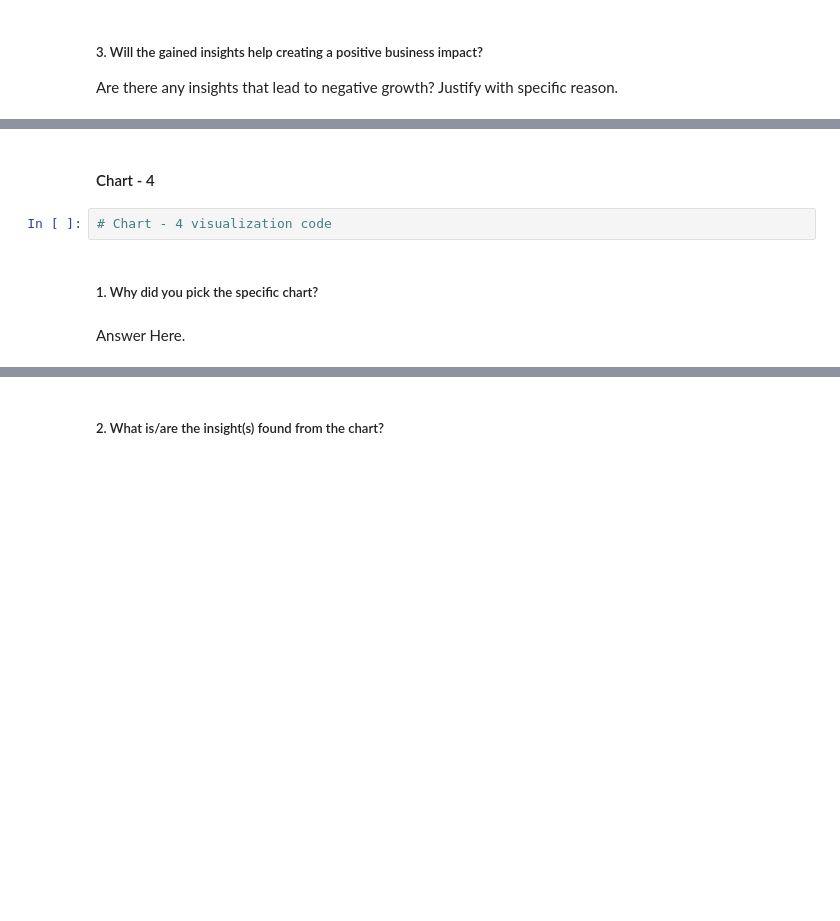
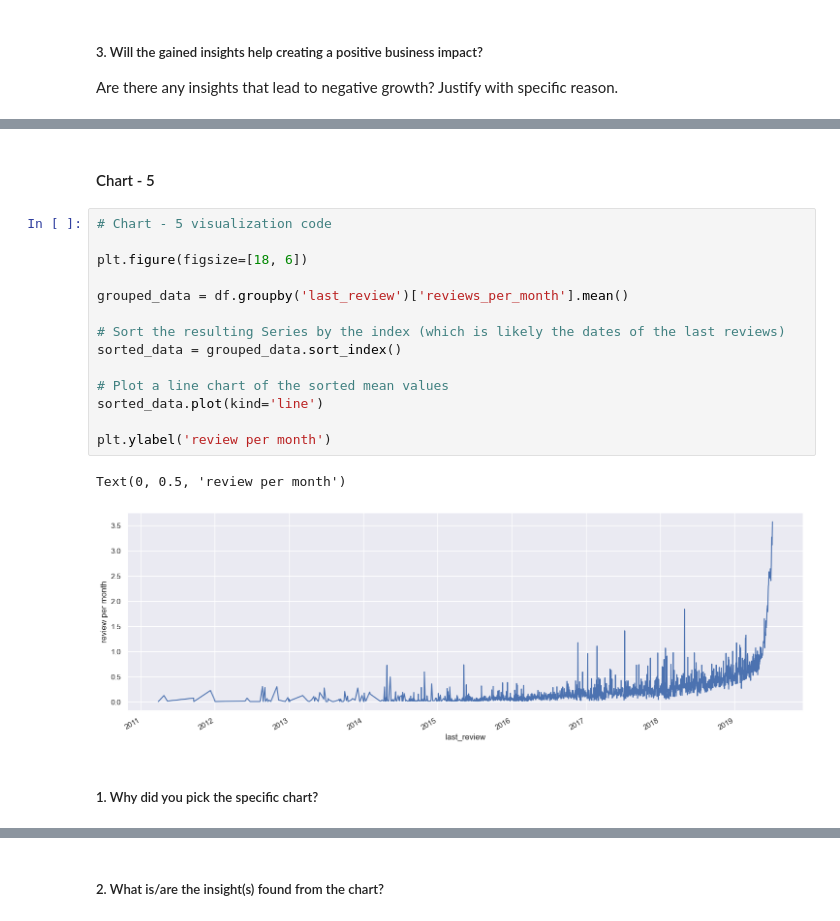
Before and after one commit to saifghostrider454/Airbnb-EDA, a Jupyter notebook: Airbnb.ipynb, the cells around one changed output, grey strips where cells are left out. Saved outputs shown, nothing was run; the diff lists cells and outputs as text; blank space fills up the shorter version.

```diff
--- a/Airbnb.ipynb
+++ b/Airbnb.ipynb
@@ -636,8 +684,21 @@ Answer Here
 # %% [markdown]
-#### Chart - 4
+#### Chart - 5
-# %%
-# Chart - 4 visualization code
+# %%
+# Chart - 5 visualization code
+
+plt.figure(figsize=[18, 6])
+
+grouped_data = df.groupby('last_review')['reviews_per_month'].mean()
+
+# Sort the resulting Series by the index (which is likely the dates of the last reviews)
+sorted_data = grouped_data.sort_index()
+
+# Plot a line chart of the sorted mean values
+sorted_data.plot(kind='line')
+
+plt.ylabel('review per month')
+# %% [output]
+Text(0, 0.5, 'review per month')
+[figure, added]
 # %% [markdown]
 ##### 1. Why did you pick the specific chart?
-# %% [markdown]
-Answer Here.
```
Also changed, not shown: parts of 30 cells of this notebook, 1 other file.
